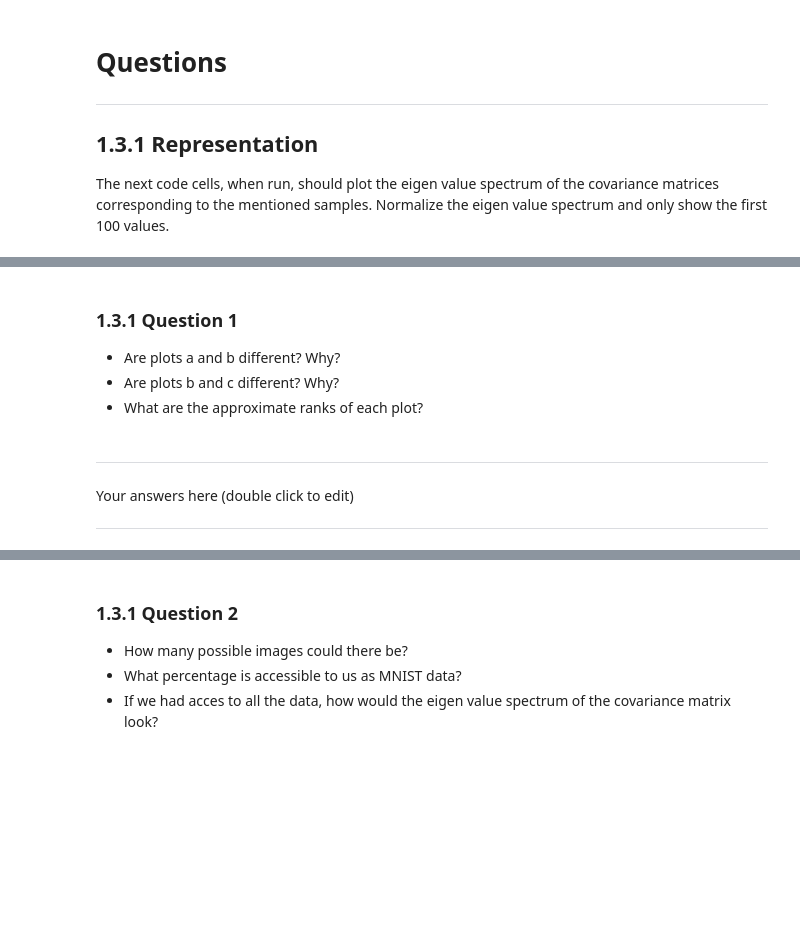
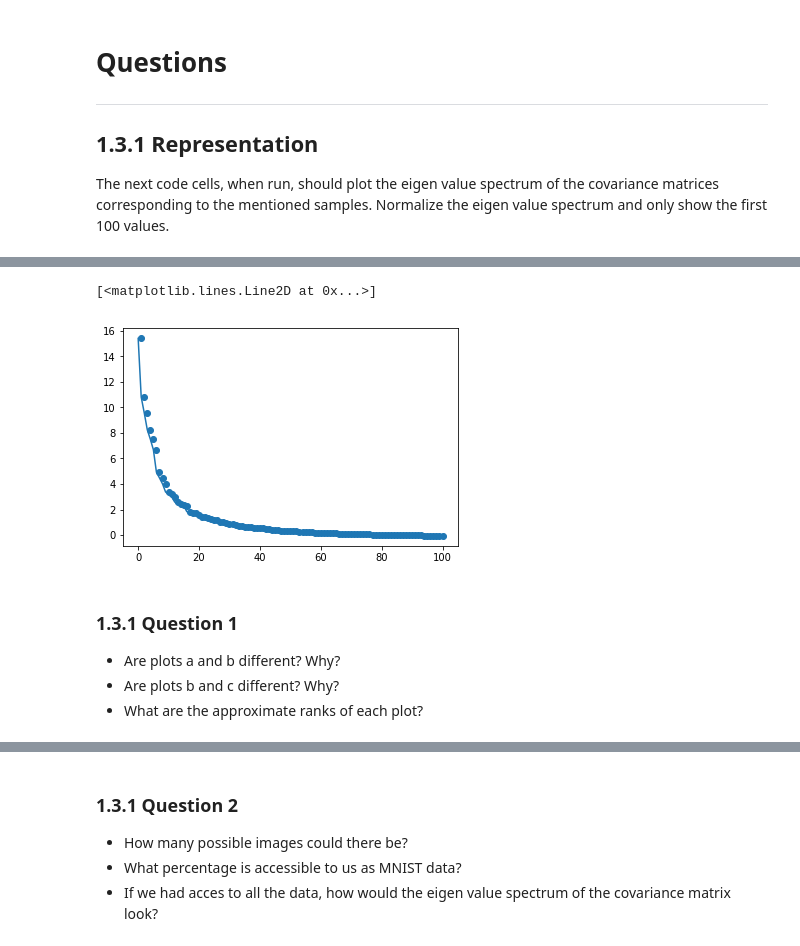
Before and after one commit to BonJovi1/Machine-Learning-Classifiers, a Jupyter notebook: 20171059.ipynb, the cells around one changed output, grey strips where cells are left out. Saved outputs shown, nothing was run; the diff lists cells and outputs as text; code cells hidden in the pictures; blank space fills up the shorter version.

```diff
--- a/20171059.ipynb
+++ b/20171059.ipynb
@@ -84,10 +144,37 @@ std = np.std(eigval)
+# %%
+# Randomly selected 50% of the training data (plot d)
+import random
+
+indices = []
+ctr = 0
+while (ctr<3000):
+    temp = random.randint(0, 5999)
+    if(temp not in indices):
+        indices.append(temp)
+        ctr = ctr+1
+
+data = []
+for i in indices:
+    data.append(train_data[i])
+
+cova = np.cov(np.transpose(data))# because we want (600,784)
+
+eigval,eigvec = np.linalg.eig(cova)
+mean = np.mean(eigval)
+std = np.std(eigval)
+eigval = (eigval-mean)/std
+
+np.sort(eigval)
+xaxis=[]
+for i in range(1,101):
+    xaxis.append(i)
+plt.scatter(xaxis,eigval[:100])
+plt.plot(eigval[:100])
+# %% [output]
+[<matplotlib.lines.Line2D at 0x...>]
+[figure, added]
 # %% [markdown]
 ### 1.3.1 Question 1
 - Are plots a and b different? Why?
 - Are plots b and c different? Why?
 - What are the approximate ranks of each plot?
-# %% [markdown]
----
-Your answers here (double click to edit)
-
----
```
Also changed, not shown: parts of 19 cells of this notebook, 1 other file.
